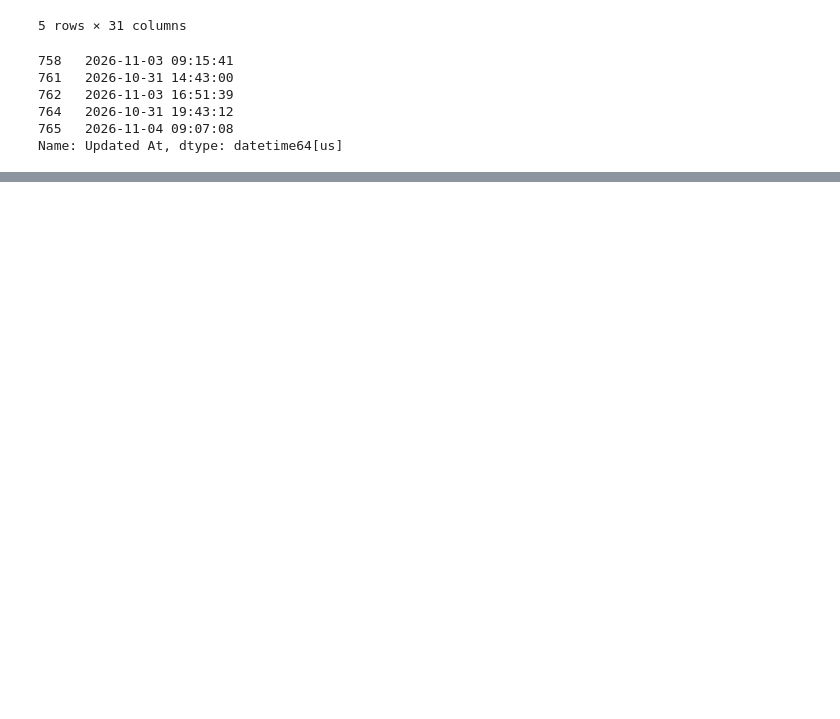
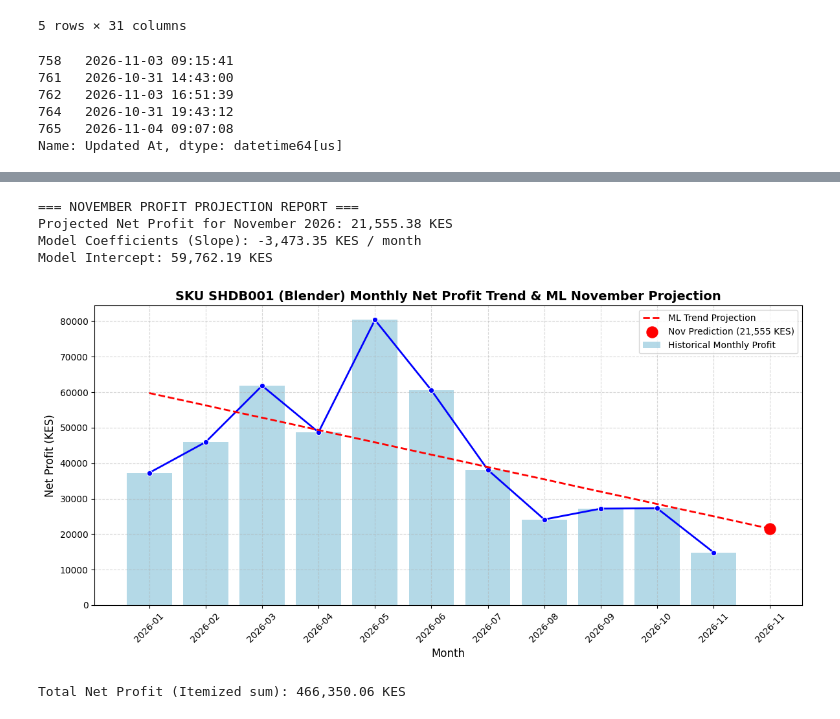
Before and after one commit to felexkuria/Data-Analysyis-using-Python, a Jupyter notebook: Analysis_Ecommerce.ipynb, the cells around one changed output, grey strips where cells are left out. Cells and saved outputs as stored; diff of their text form; code cells hidden in the pictures; blank space fills up the shorter version.

```diff
--- a/Analysis_Ecommerce.ipynb
+++ b/Analysis_Ecommerce.ipynb
@@ -139,0 +567,70 @@ dtype: int64
+# %%
+import numpy as np
+import pandas as pd
+import matplotlib.pyplot as plt
+import seaborn as sns
+from sklearn.linear_model import LinearRegression
+
+# 1. Aggregate historical net profits by Year-Month from the itemized_report
+itemized_report['YearMonth'] = itemized_report['Order Date'].dt.to_period('M')
+monthly_profits = itemized_report.groupby('YearMonth')['Net Profit (KES)'].sum().reset_index()
+
+# Create a continuous numeric feature representing months elapsed
+monthly_profits['MonthIndex'] = np.arange(len(monthly_profits))
+
+# 2. Train a Linear Regression model using scikit-learn
+X = monthly_profits[['MonthIndex']]
+y = monthly_profits['Net Profit (KES)']
+
+model = LinearRegression()
+model.fit(X, y)
+
+# Predict for November (the next sequential month index)
+next_month_index = len(monthly_profits)
+predicted_nov_profit = model.predict([[next_month_index]])[0]
+
+# Format YearMonth as string for plotting
+monthly_profits['YearMonth_Str'] = monthly_profits['YearMonth'].astype(str)
+
+print(f"=== NOVEMBER PROFIT PROJECTION REPORT ===")
+print(f"Projected Net Profit for November 2026: {predicted_nov_profit:,.2f} KES")
+print(f"Model Coefficients (Slope): {model.coef_[0]:,.2f} KES / month")
+print(f"Model Intercept: {model.intercept_:,.2f} KES")
+# %% [output]
+=== NOVEMBER PROFIT PROJECTION REPORT ===
+Projected Net Profit for November 2026: 21,555.38 KES
+Model Coefficients (Slope): -3,473.35 KES / month
+Model Intercept: 59,762.19 KES
+# %%
+# 3. Visualize the historical trends and the November machine learning projection
+plt.figure(figsize=(12, 6))
+
+# Plot historical monthly profits
+sns.barplot(data=monthly_profits, x='YearMonth_Str', y='Net Profit (KES)', color='skyblue', alpha=0.7, label='Historical Monthly Profit')
+sns.lineplot(data=monthly_profits, x='YearMonth_Str', y='Net Profit (KES)', marker='o', color='blue', linewidth=2)
+
+# Plot the predicted point for November
+all_months = list(monthly_profits['YearMonth_Str']) + ['2026-11']
+x_indices = range(len(all_months))
+
+# Draw trend line extending to November
+trend_line_y = model.predict(np.arange(len(all_months)).reshape(-1, 1))
+plt.plot(x_indices, trend_line_y, color='red', linestyle='--', linewidth=2, label='ML Trend Projection')
+plt.scatter(len(all_months) - 1, predicted_nov_profit, color='red', s=150, zorder=5, label=f'Nov Prediction ({predicted_nov_profit:,.0f} KES)')
+
+plt.title('SKU SHDB001 (Blender) Monthly Net Profit Trend & ML November Projection', fontsize=14, fontweight='bold')
+plt.xlabel('Month', fontsize=12)
+plt.ylabel('Net Profit (KES)', fontsize=12)
+plt.xticks(ticks=range(len(all_months)), labels=all_months, rotation=45)
+plt.grid(True, linestyle='--', alpha=0.5)
+plt.legend()
+plt.tight_layout()
+plt.show()
+# %% [output]
+[figure, added]
+# %%
+# Calculate total net profit across the full itemized_report dataset
+total_itemized_net_profit = itemized_report['Net Profit (KES)'].sum()
+print(f"Total Net Profit (Itemized sum): {total_itemized_net_profit:,.2f} KES")
+# %% [output]
+Total Net Profit (Itemized sum): 466,350.06 KES
```
Also changed, not shown: parts of 36 cells of this notebook.
